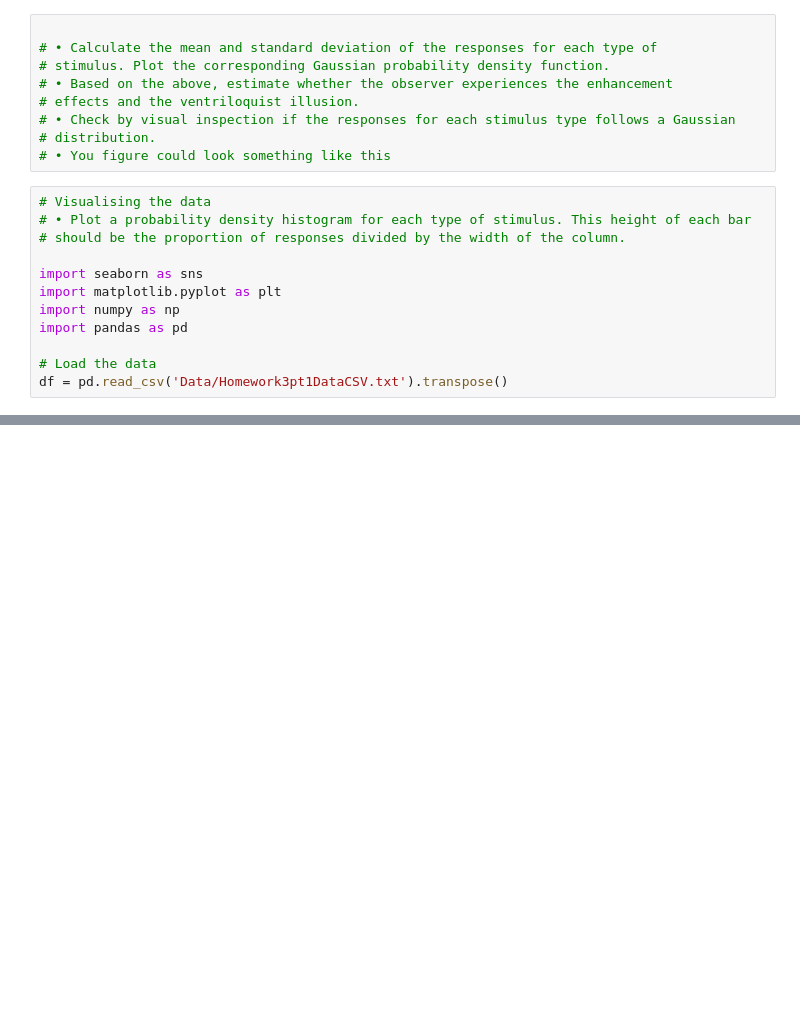
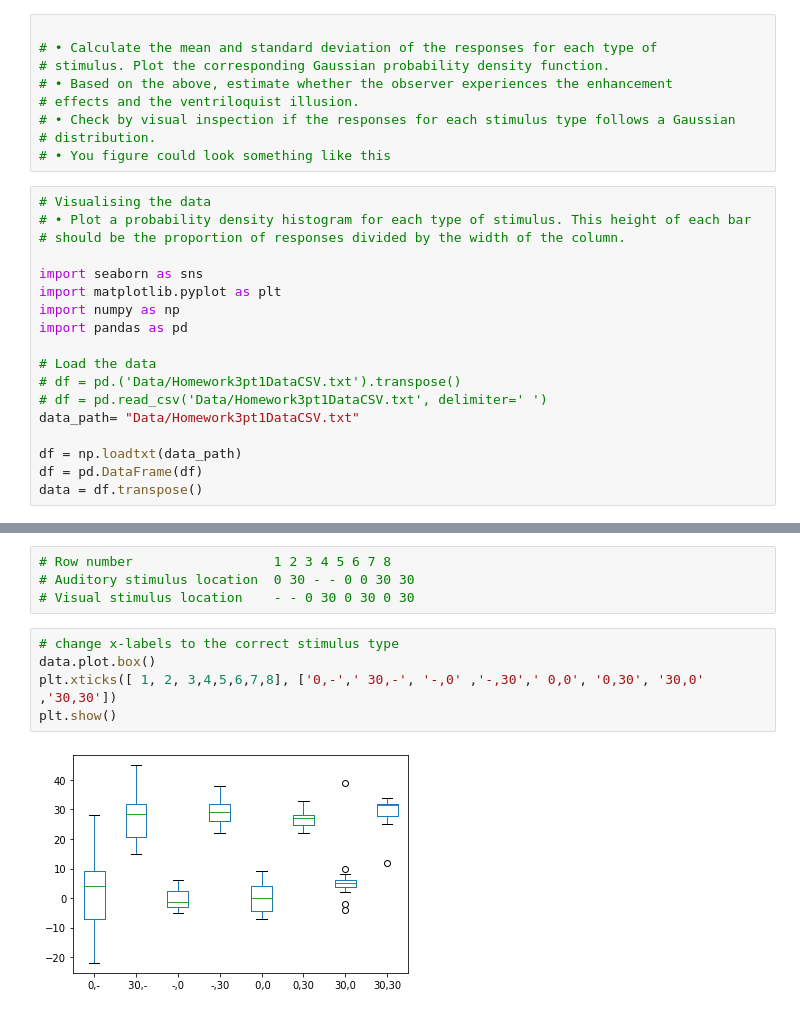
Before and after one commit to s180820/CogMod3, a Jupyter notebook: initial_notebook.ipynb, the cells around one changed output, grey strips where cells are left out. Saved outputs shown, nothing was run; the diff lists cells and outputs as text; blank space fills up the shorter version.

```diff
--- a/initial_notebook.ipynb
+++ b/initial_notebook.ipynb
@@ -18,4 +18,10 @@ import numpy as np
 import pandas as pd
 
 # Load the data
-df = pd.read_csv('Data/Homework3pt1DataCSV.txt').transpose()
+# df = pd.('Data/Homework3pt1DataCSV.txt').transpose()
+# df = pd.read_csv('Data/Homework3pt1DataCSV.txt', delimiter=' ')
+data_path= "Data/Homework3pt1DataCSV.txt"
+
+df = np.loadtxt(data_path)
+df = pd.DataFrame(df)
+data = df.transpose()
@@ -27,3 +64,14 @@ df
+# %%
+# Row number                  1 2 3 4 5 6 7 8
+# Auditory stimulus location  0 30 - - 0 0 30 30
+# Visual stimulus location    - - 0 30 0 30 0 30
+# %%
+# change x-labels to the correct stimulus type
+data.plot.box()
+plt.xticks([ 1, 2, 3,4,5,6,7,8], ['0,-',' 30,-', '-,0' ,'-,30',' 0,0', '0,30', '30,0' ,'30,30'])
+plt.show()
+# %% [output]
+[figure, added]
 # %%
 import numpy as np
 import matplotlib.pyplot as plt
```
Also changed, not shown: parts of 11 cells of this notebook.
